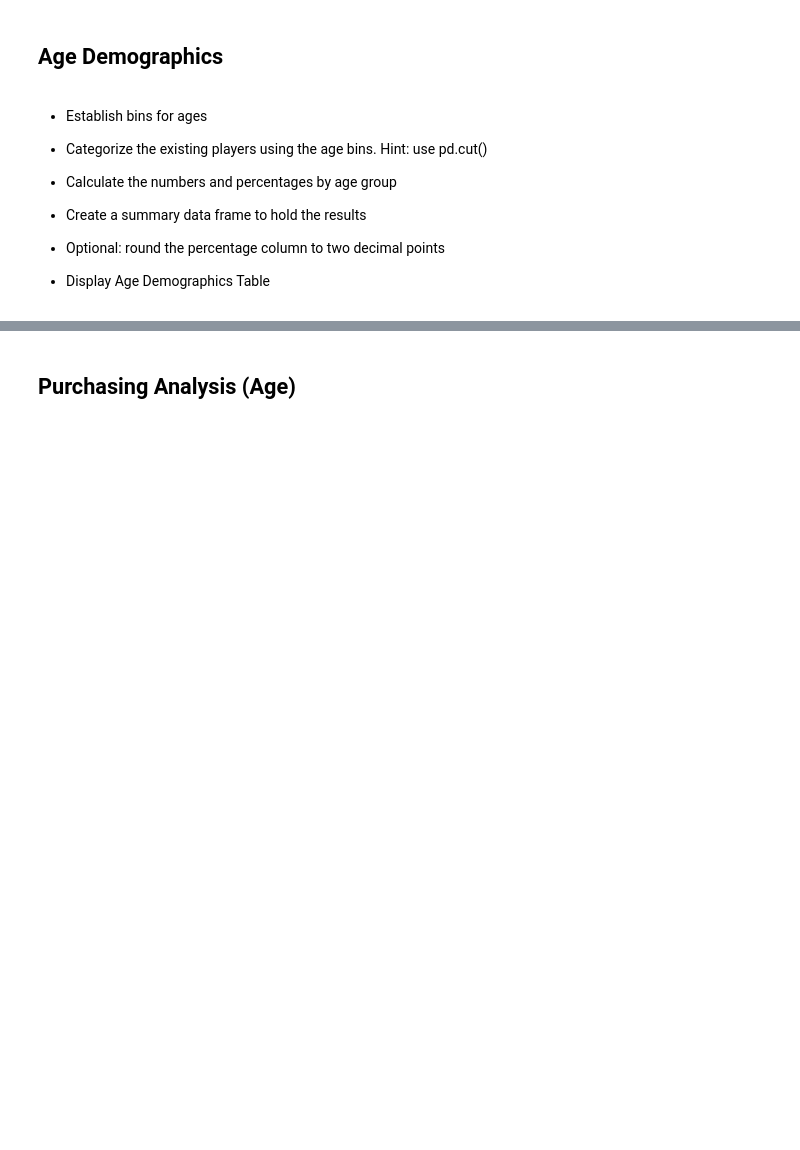
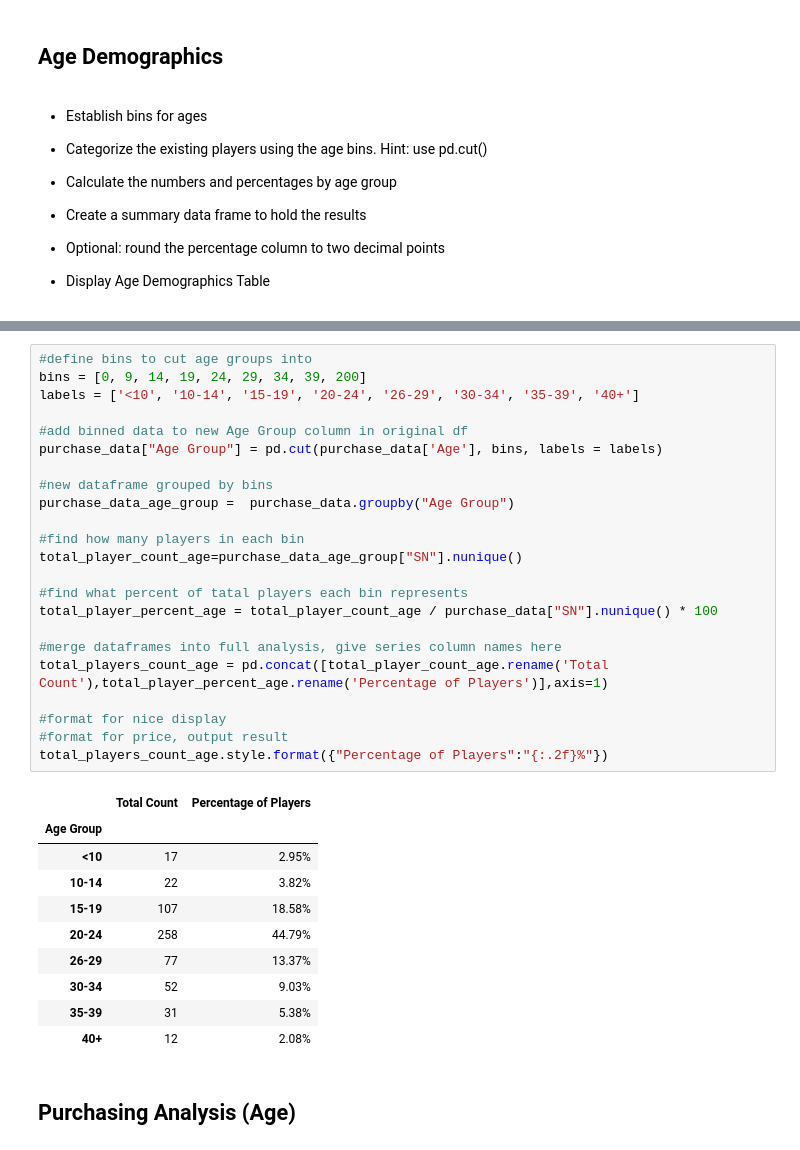
Before and after one commit to Adam-Forest/Unit-4-Pandas, a Jupyter notebook: HeroesOfPymoli/HeroesOfPymoli.ipynb, the cells around one changed output, grey strips where cells are left out. Cells and saved outputs as stored; diff of their text form; blank space fills up the shorter version.

```diff
--- a/HeroesOfPymoli/HeroesOfPymoli.ipynb
+++ b/HeroesOfPymoli/HeroesOfPymoli.ipynb
@@ -176,3 +179,37 @@ total_player_count_gender.sort_values(["Total Player Count"], ascending = False)
+# %%
+#define bins to cut age groups into
+bins = [0, 9, 14, 19, 24, 29, 34, 39, 200]
+labels = ['<10', '10-14', '15-19', '20-24', '26-29', '30-34', '35-39', '40+']
+
+#add binned data to new Age Group column in original df
+purchase_data["Age Group"] = pd.cut(purchase_data['Age'], bins, labels = labels)
+
+#new dataframe grouped by bins
+purchase_data_age_group =  purchase_data.groupby("Age Group")
+
+#find how many players in each bin
+total_player_count_age=purchase_data_age_group["SN"].nunique()
+
+#find what percent of tatal players each bin represents
+total_player_percent_age = total_player_count_age / purchase_data["SN"].nunique() * 100
+
+#merge dataframes into full analysis, give series column names here
+total_players_count_age = pd.concat([total_player_count_age.rename('Total Count'),total_player_percent_age.rename('Percentage of Players')],axis=1)
+
+#format for nice display
+#format for price, output result
+total_players_count_age.style.format({"Percentage of Players":"{:.2f}%"})
+# %% [output]
+|  | Total Count | Percentage of Players |
+| Age Group |  |  |
+| <10 | 17 | 2.95% |
+| 10-14 | 22 | 3.82% |
+| 15-19 | 107 | 18.58% |
+| 20-24 | 258 | 44.79% |
+| 26-29 | 77 | 13.37% |
+| 30-34 | 52 | 9.03% |
+| 35-39 | 31 | 5.38% |
+| 40+ | 12 | 2.08% |
 # %% [markdown]
 ## Purchasing Analysis (Age)
 # %% [markdown]
```
Also changed, not shown: parts of 13 cells of this notebook.
